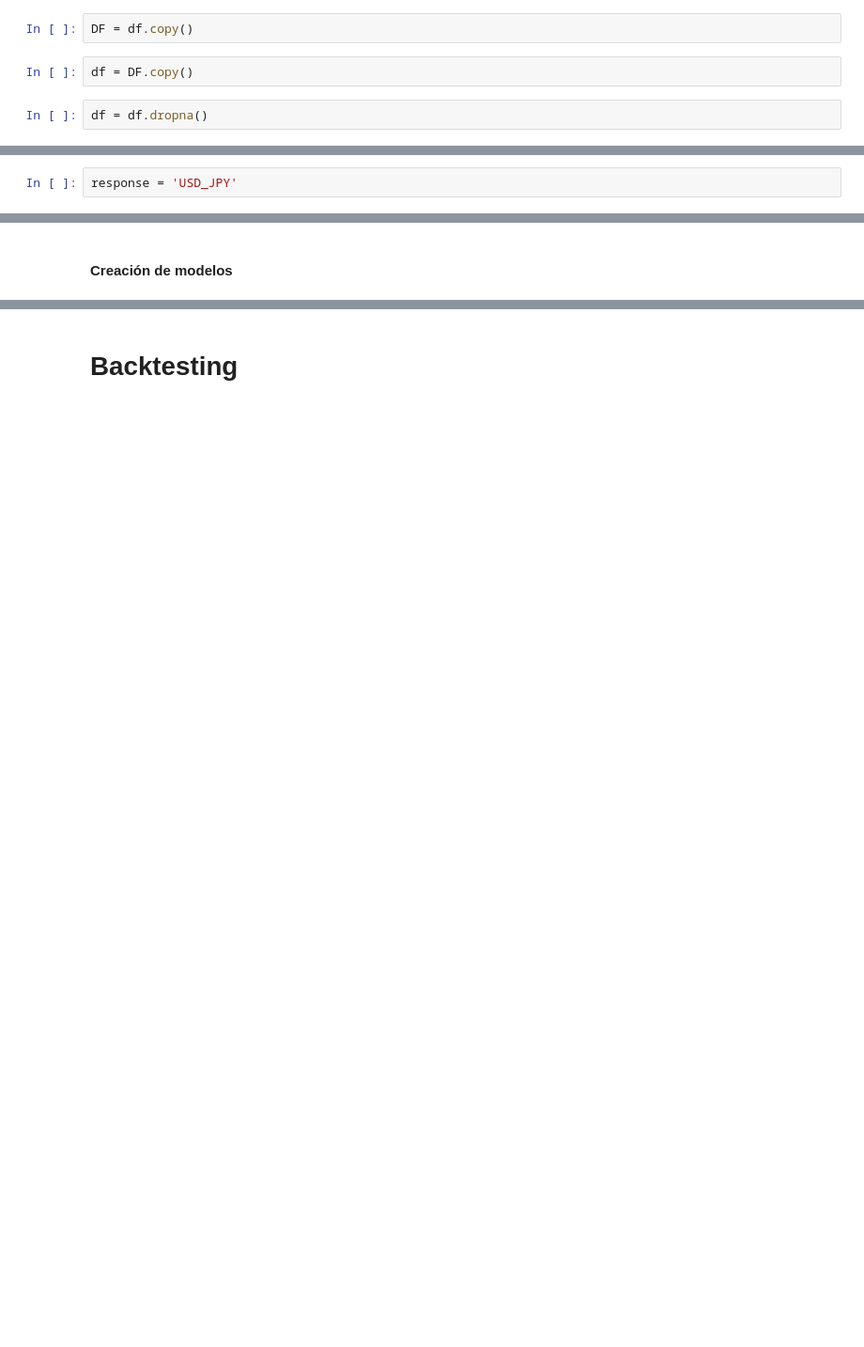
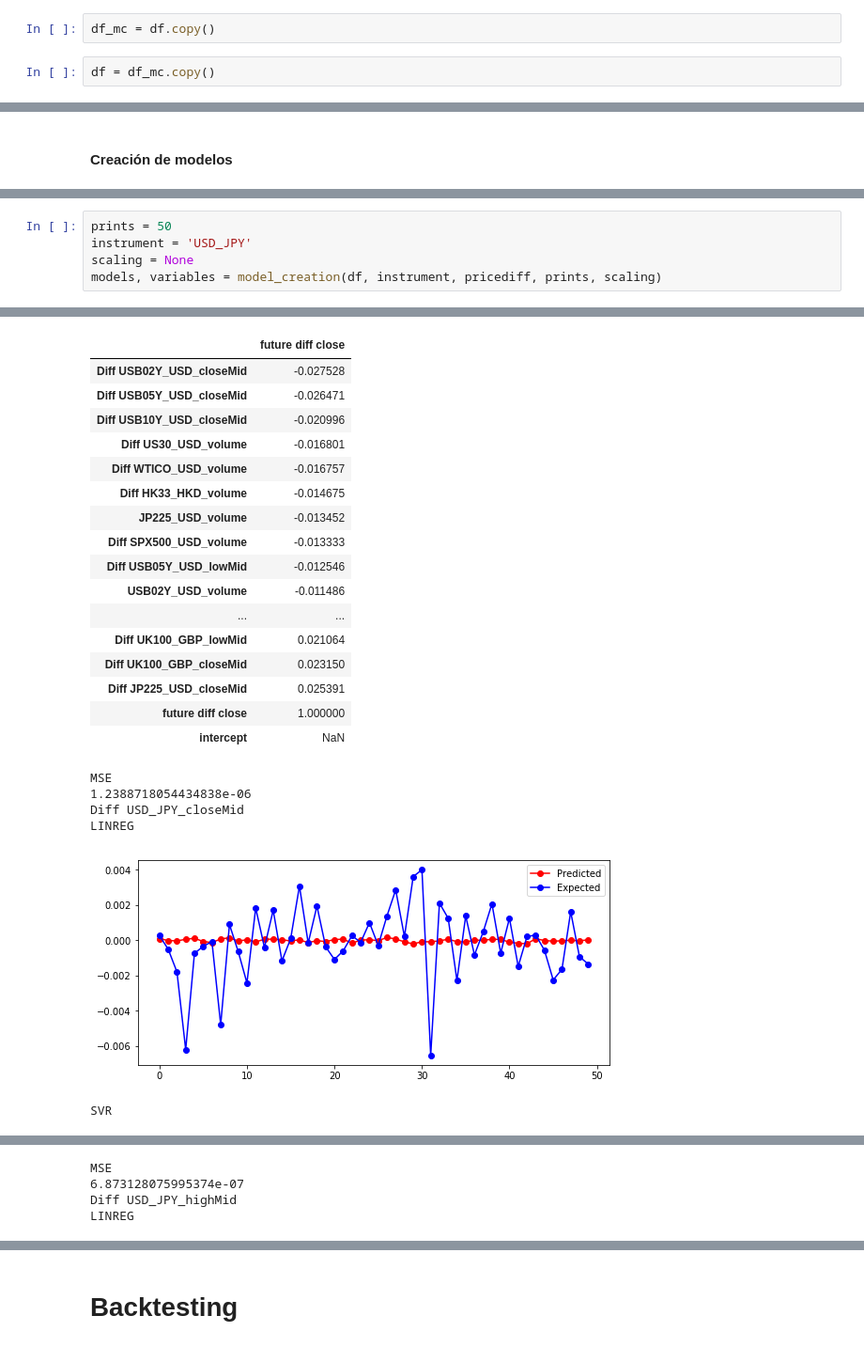
Before and after one commit to FranSerr/stock_prophets, a Jupyter notebook: Notebooks/FX3.ipynb, the cells around one changed output, grey strips where cells are left out. Shown at 94% size. Drawn from its saved outputs; the diff is of its cells as text; blank space fills up the shorter version.

```diff
--- a/Notebooks/FX3.ipynb
+++ b/Notebooks/FX3.ipynb
@@ -539,6 +612,4 @@ df.head()
 # %%
-DF = df.copy()
+df_mc = df.copy()
 # %%
-df = DF.copy()
+df = df_mc.copy()
-# %%
-df = df.dropna()
@@ -554,2 +615,0 @@ df.head()
-# %%
-response = 'USD_JPY'
@@ -900,0 +874,6 @@ SVR
+# %%
+prints = 50
+instrument = 'USD_JPY'
+scaling = None
+models, variables = model_creation(df, instrument, pricediff, prints, scaling)
+# %% [output]
@@ -900,0 +886,23 @@ SVR
+|  | future diff close |
+| Diff USB02Y_USD_closeMid | -0.027528 |
+| Diff USB05Y_USD_closeMid | -0.026471 |
+| Diff USB10Y_USD_closeMid | -0.020996 |
+| Diff US30_USD_volume | -0.016801 |
+| Diff WTICO_USD_volume | -0.016757 |
+| Diff HK33_HKD_volume | -0.014675 |
+| JP225_USD_volume | -0.013452 |
+| Diff SPX500_USD_volume | -0.013333 |
+| Diff USB05Y_USD_lowMid | -0.012546 |
+| USB02Y_USD_volume | -0.011486 |
+| ... | ... |
+| Diff UK100_GBP_lowMid | 0.021064 |
+| Diff UK100_GBP_closeMid | 0.023150 |
+| Diff JP225_USD_closeMid | 0.025391 |
+| future diff close | 1.000000 |
+| intercept | NaN |
+MSE
+1.2388718054434838e-06
+Diff USD_JPY_closeMid
+LINREG
+[figure, added]
+SVR
@@ -900,0 +933,4 @@ SVR
+MSE
+6.873128075995374e-07
+Diff USD_JPY_highMid
+LINREG
```
Also changed, not shown: parts of 60 cells of this notebook.
